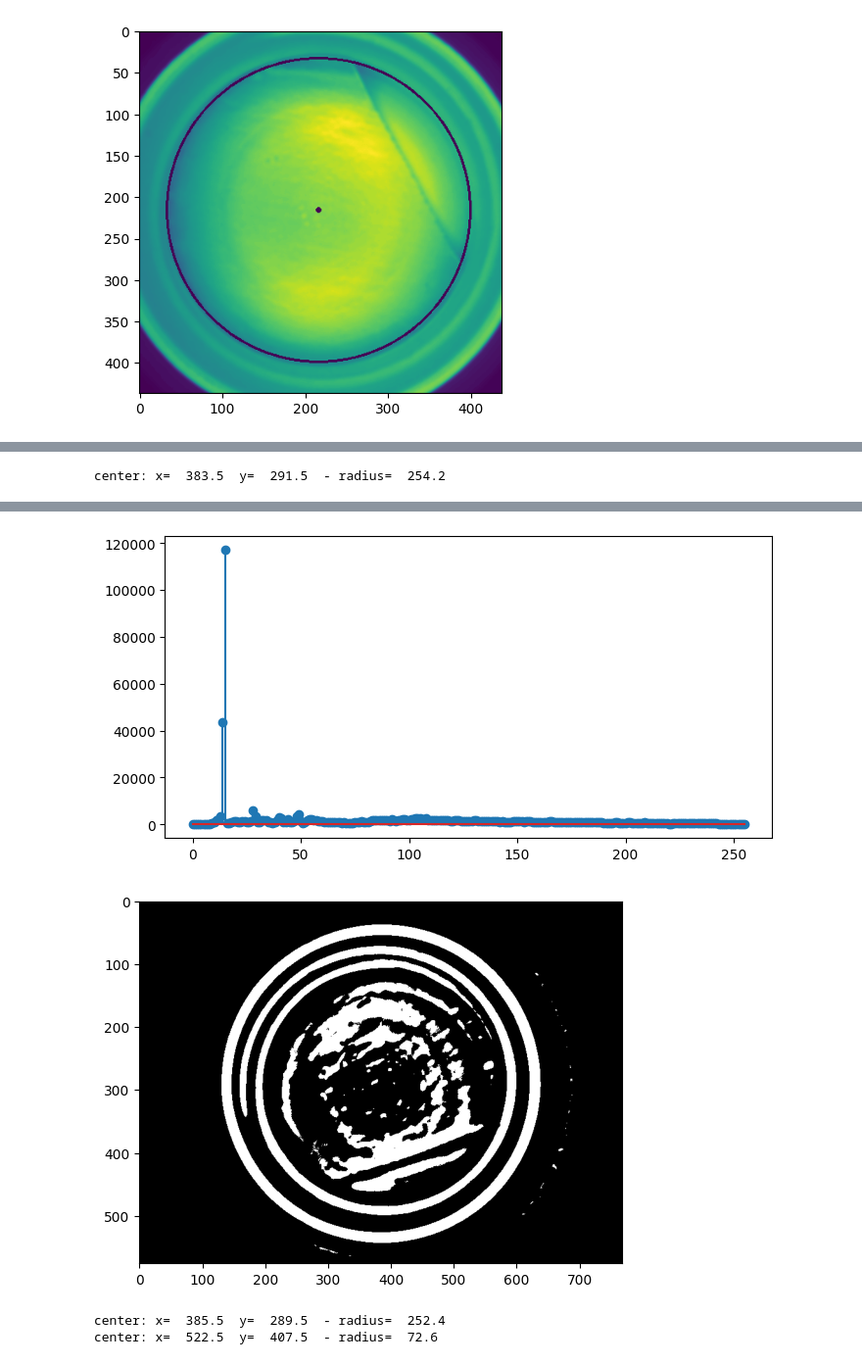
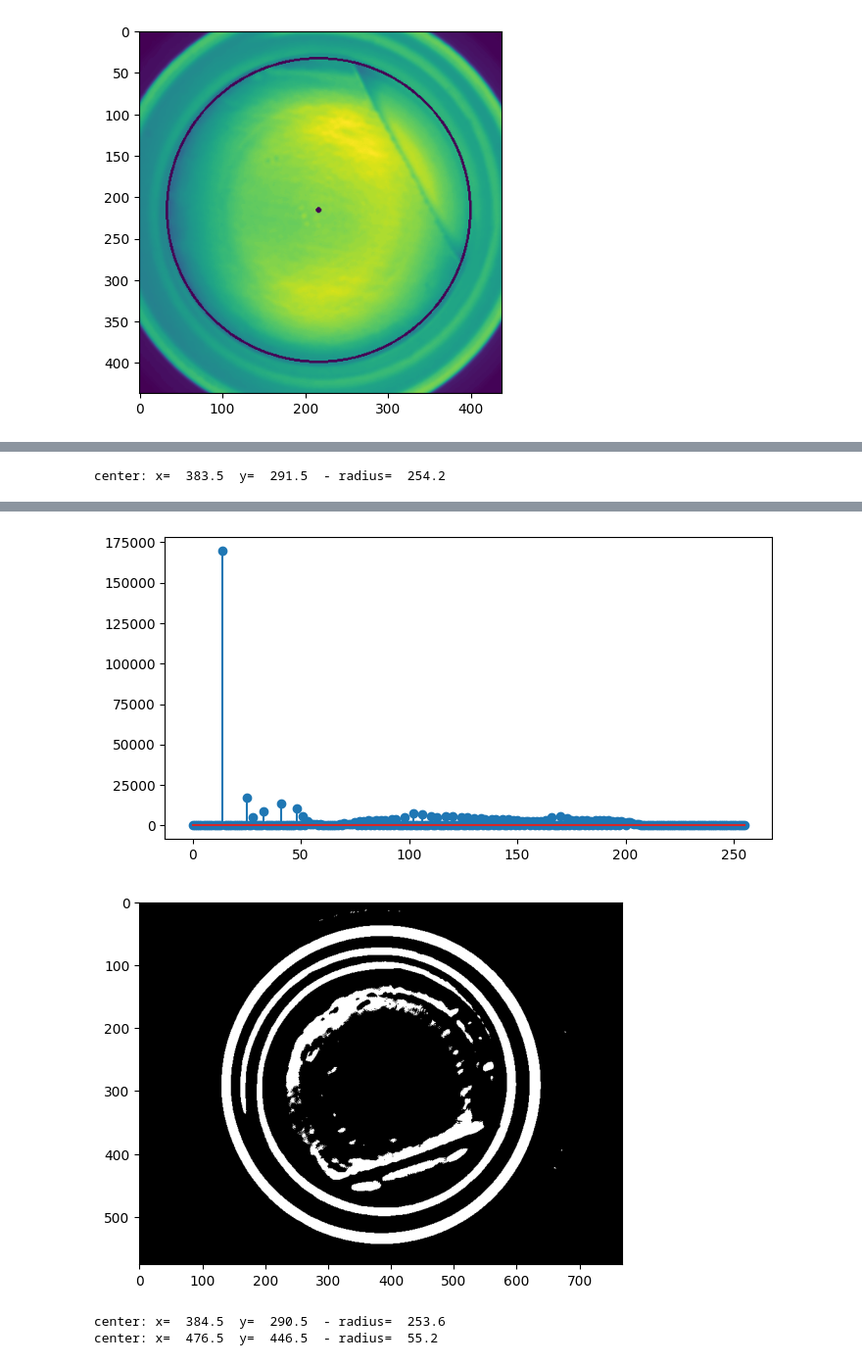
Before and after one commit to LucreziaPonti/PROJECT_cv, a Jupyter notebook: idee_strane_lu.ipynb, the cells around one changed output, grey strips where cells are left out. Shown at 98% size. Saved outputs shown, nothing was run; the diff lists cells and outputs as text; code cells hidden in the pictures.

```diff
--- a/idee_strane_lu.ipynb
+++ b/idee_strane_lu.ipynb
@@ -338,7 +338,7 @@ plt.imshow(in_cap_roi,cmap='gray',vmin=0,vmax=255)
 plt.show()
 
 '''
-clahe = cv2.createCLAHE(clipLimit=14.0, tileGridSize=(3,3))
+clahe = cv2.createCLAHE(clipLimit=14.0, tileGridSize=(1,1))
 cl1 = clahe.apply(img_blur)
 
 
@@ -389,4 +389,4 @@ center: x=  383.5  y=  291.5  - radius=  254.2
-[figure, old version]
+[figure, new version]
-[figure, old version]
+[figure, new version]
-center: x=  385.5  y=  289.5  - radius=  252.4
-center: x=  522.5  y=  407.5  - radius=  72.6
+center: x=  384.5  y=  290.5  - radius=  253.6
+center: x=  476.5  y=  446.5  - radius=  55.2
```
Also changed, not shown: parts of 3 cells of this notebook, 2 other files.
